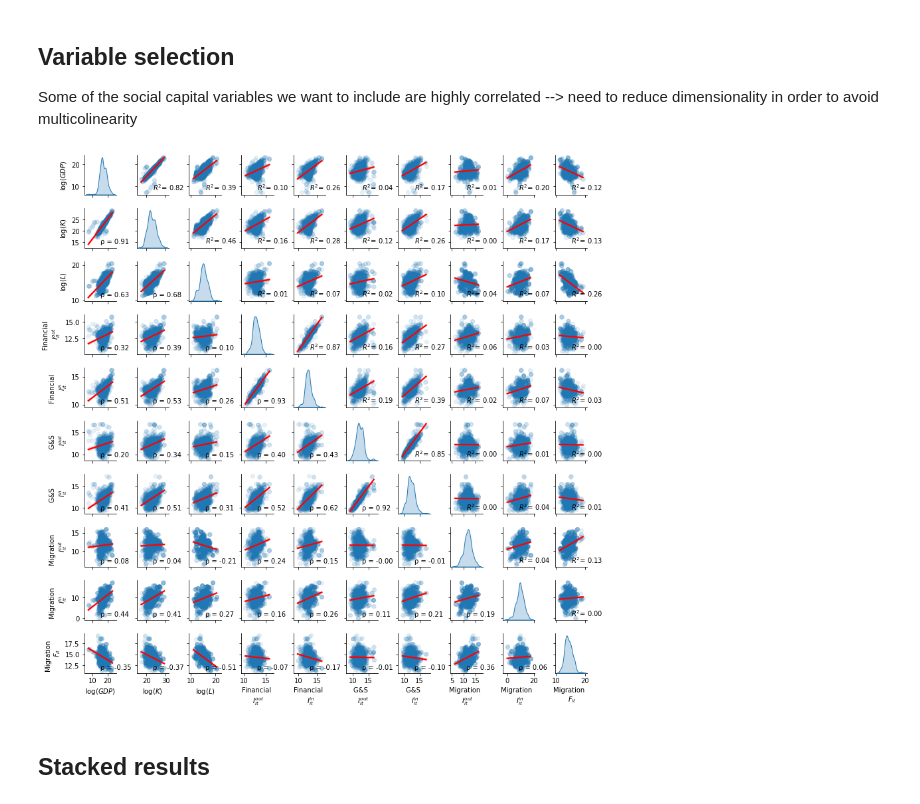
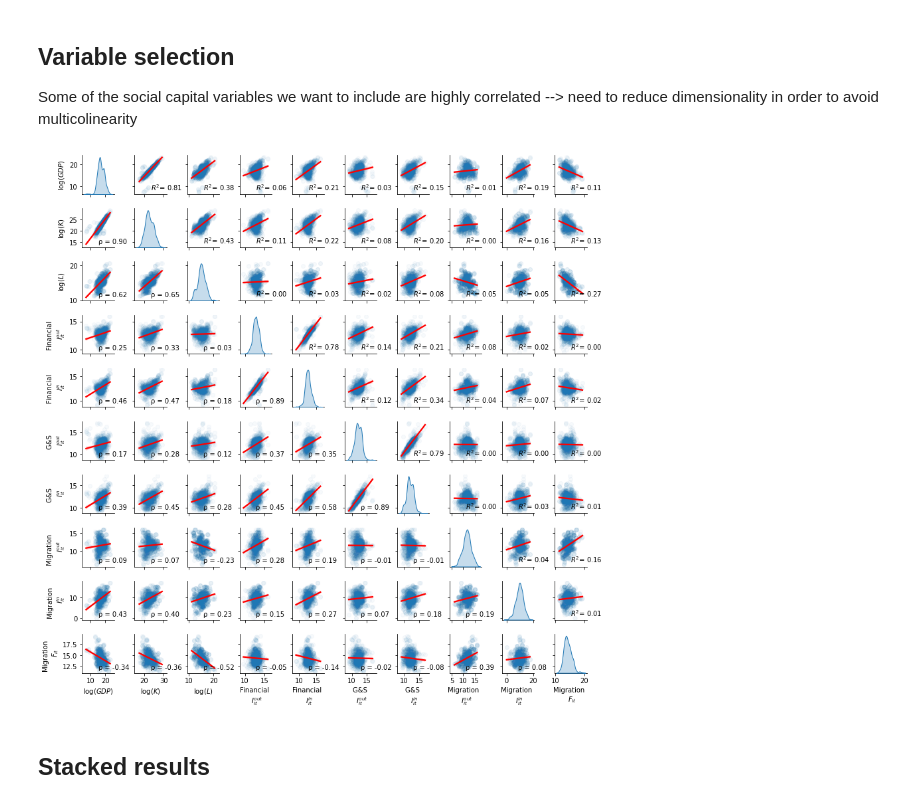
Before and after one commit to jaimeoliver1/social_capital_in_trade_networks, a Jupyter notebook: notebooks/01_01_linear_models_social_capital.ipynb, the cells around one changed output. Cells and saved outputs as stored; diff of their text form; code cells hidden in the pictures.

```diff
--- a/notebooks/01_01_linear_models_social_capital.ipynb
+++ b/notebooks/01_01_linear_models_social_capital.ipynb
@@ -128,35 +128,35 @@ names = ['$\log(GDP)$', '$\log(K)$', '$\log(L)$',
          'G&S \n $I_{it}^{out}$', 'G&S \n $I_{it}^{in}$',
          'Migration  \n $I_{it}^{out}$', 'Migration  \n $I_{it}^{in}$', 'Migration  \n $F_{it}$']
 
 g = sns.pairplot(df_model[variables].sample(1000),
                  kind='reg',
                  diag_kind = 'kde',
-                 plot_kws={'scatter_kws': {'alpha': 0.1},
+                 plot_kws={'scatter_kws': {'alpha': 0.03},
                  'line_kws':{'color':'red'}})
 g.fig.set_size_inches(12,12)
 
 g.map_upper(r2func)
 plt.rcParams.update({'font.size': 10})
 g.map_lower(corrfunc)
 
 names_dict = dict(zip(variables, names))
 
 plt.rcParams.update({'font.size': 16})
 for i in range(len(variables)):
     for j in range(len(variables)):
         xlabel = g.axes[i][j].get_xlabel()
         ylabel = g.axes[i][j].get_ylabel()
         if xlabel in names_dict.keys():
             g.axes[i][j].set_xlabel(names_dict[xlabel])
         if ylabel in names_dict.keys():
             g.axes[i][j].set_ylabel(names_dict[ylabel])
 
 plt.tight_layout()
 save_to = os.path.join(Path(os.getcwd()).parent.resolve(), 'reports', 'figures', f'social_capital_multicolinearity.png')
 plt.savefig(save_to)
 plt.show()
 # %% [output]
-[figure, old version]
+[figure, new version]
 # %% [markdown]
 ## Stacked results
 # %%
```
Also changed, not shown: 1 other file.
